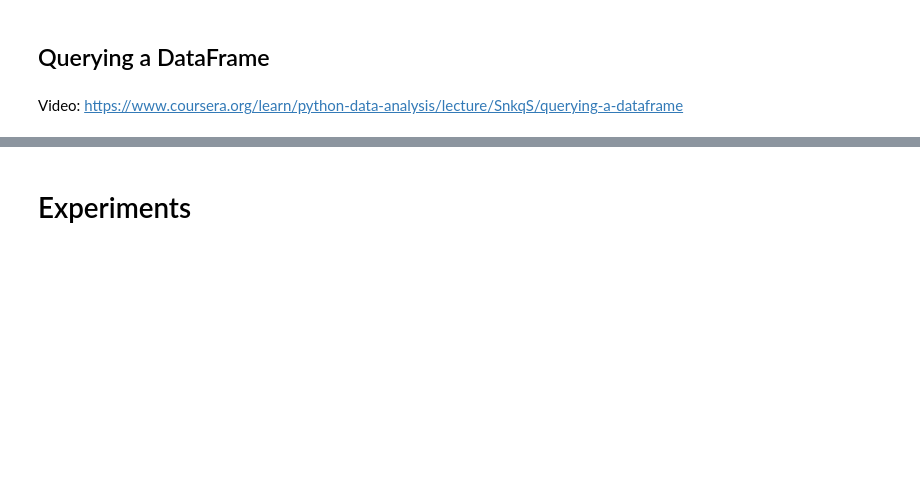
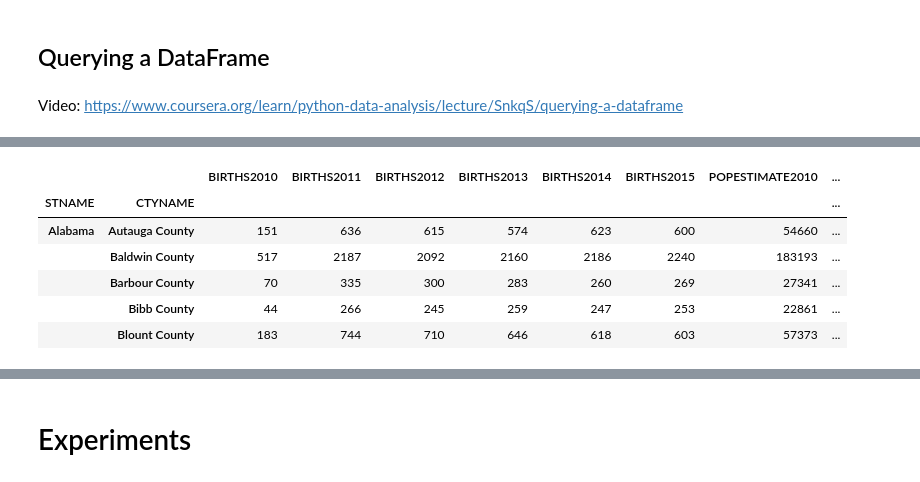
Before and after one commit to pbeens/ICS-Computer-Studies, a Jupyter notebook: Coursera_Introduction_to_Data_Science_with_Python.ipynb, the cells around one changed output, grey strips where cells are left out. Drawn from its saved outputs; the diff is of its cells as text; code cells hidden in the pictures; blank space fills up the shorter version.

```diff
--- a/Coursera_Introduction_to_Data_Science_with_Python.ipynb
+++ b/Coursera_Introduction_to_Data_Science_with_Python.ipynb
@@ -1378,0 +1590,6 @@ Video: https://www.coursera.org/learn/python-data-analysis/lecture/SnkqS/queryin
+# %%
+# multi-column index, using a different data set
+
+file = '/content/Coursera-Introduction-to-Data-Science-with-Python/resources/week-2/datasets/census.csv'
+df = pd.read_csv(file)
+df.head()
@@ -1378,0 +1630,5 @@ Video: https://www.coursera.org/learn/python-data-analysis/lecture/SnkqS/queryin
+# %%
+# We only want a subset, where SUMLEV = 50
+
+df = df[df['SUMLEV'] == 50]
+df.head()
@@ -1378,0 +1643,8 @@ Video: https://www.coursera.org/learn/python-data-analysis/lecture/SnkqS/queryin
+# %%
+# Further reducing the subset
+
+columns_to_keep = ['STNAME','CTYNAME','BIRTHS2010','BIRTHS2011','BIRTHS2012','BIRTHS2013',
+                   'BIRTHS2014','BIRTHS2015','POPESTIMATE2010','POPESTIMATE2011',
+                   'POPESTIMATE2012','POPESTIMATE2013','POPESTIMATE2014','POPESTIMATE2015']
+df = df[columns_to_keep]
+df.head()
@@ -1378,0 +1658,13 @@ Video: https://www.coursera.org/learn/python-data-analysis/lecture/SnkqS/queryin
+# %%
+# Let's try two columns for the index
+
+df = df.set_index(['STNAME', 'CTYNAME'])
+df.head()
+# %% [output]
+|  |  | BIRTHS2010 | BIRTHS2011 | BIRTHS2012 | BIRTHS2013 | BIRTHS2014 | BIRTHS2015 | POPESTIMATE2010 | ... |
+| STNAME | CTYNAME |  |  |  |  |  |  |  | ... |
+| Alabama | Autauga County | 151 | 636 | 615 | 574 | 623 | 600 | 54660 | ... |
+|  | Baldwin County | 517 | 2187 | 2092 | 2160 | 2186 | 2240 | 183193 | ... |
+|  | Barbour County | 70 | 335 | 300 | 283 | 260 | 269 | 27341 | ... |
+|  | Bibb County | 44 | 266 | 245 | 259 | 247 | 253 | 22861 | ... |
+|  | Blount County | 183 | 744 | 710 | 646 | 618 | 603 | 57373 | ... |
```
Also changed, not shown: parts of 38 cells of this notebook.
